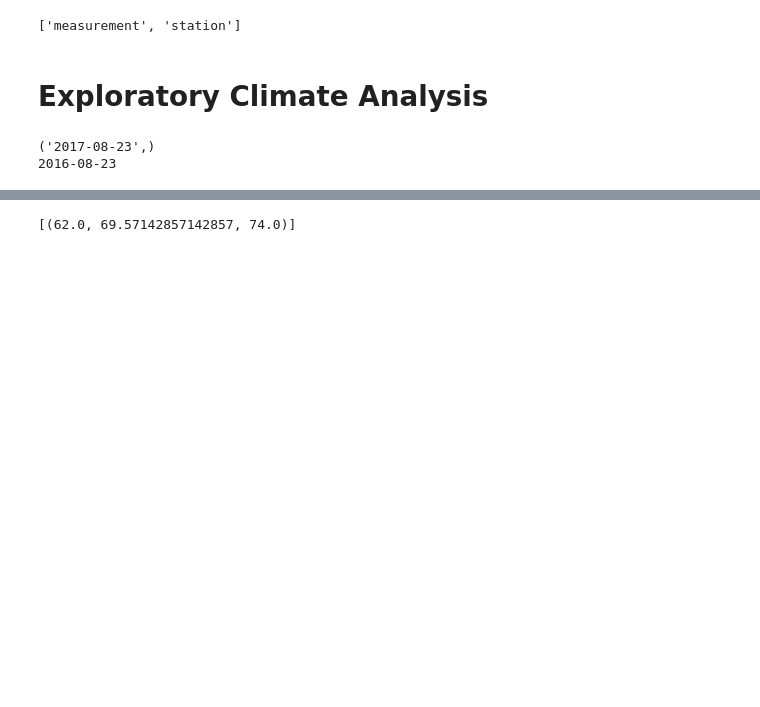
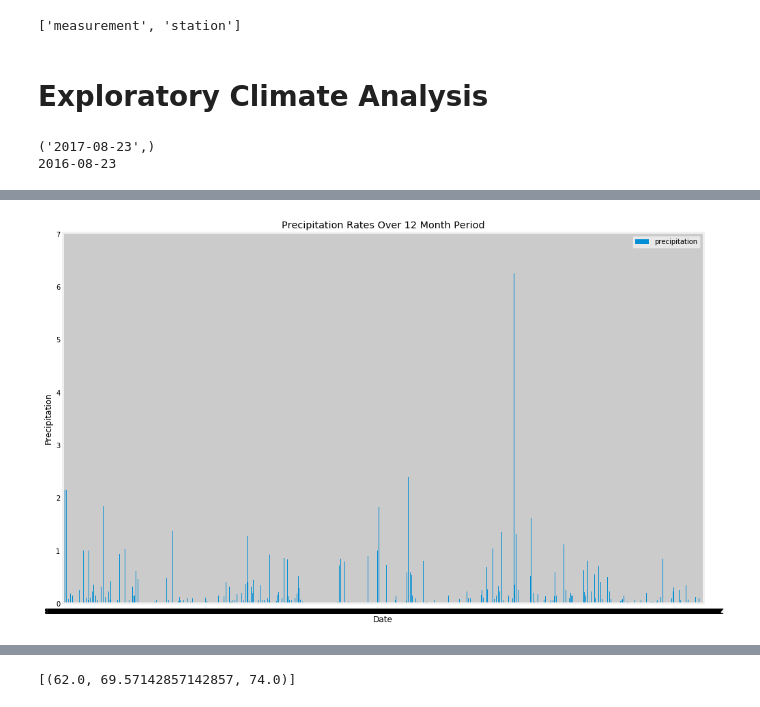
Before and after one commit to willesco16/Surf-s-Up, a Jupyter notebook: climate_starter.ipynb, the cells around one changed output, grey strips where cells are left out. Saved outputs shown, nothing was run; the diff lists cells and outputs as text; code cells hidden in the pictures; blank space fills up the shorter version.

```diff
--- a/climate_starter.ipynb
+++ b/climate_starter.ipynb
@@ -59,15 +59,5 @@ query = session.query(Measurement.date, Measurement.prcp).\
 query_df = pd.DataFrame(query)
 query_df.columns=['date','precipitation']
 query_df.set_index('date', inplace=True)
-query_df.sort_values(by=['date'], inplace=True, ascending=False)
+query_df.sort_values(by=['date'], inplace=True, ascending=True)
 query_df.head()
-
-# Use Pandas Plotting with Matplotlib to plot the data
-query_df.plot.bar(figsize=(12,5))
-
-# Set a title for the chart
-plt.title("Precipitation Analysis 2016/08/23 - 2017/8/23")
-plt.legend(loc="upper left")
-plt.xlabel("Date")
-plt.ylabel("Precipitation")
-plt.xticks(rotation=45)
@@ -76,2 +72,16 @@ plt.xticks(rotation=45)
+# %%
+# Use Pandas Plotting with Matplotlib to plot the data
+query_df.plot.bar(figsize=(15,10))
+
+# Set a title for the chart
+plt.title("Precipitation Rates Over 12 Month Period")
+plt.legend(loc="upper right")
+plt.xlabel("Date")
+plt.ylabel("Precipitation")
+plt.xticks(rotation=180)
+plt.figure.tight_layout = True
+plt.show()
+# %% [output]
+[figure, added]
 # %%
 # Use Pandas to calcualte the summary statistics for the precipitation data
```
Also changed, not shown: parts of 13 cells of this notebook.
